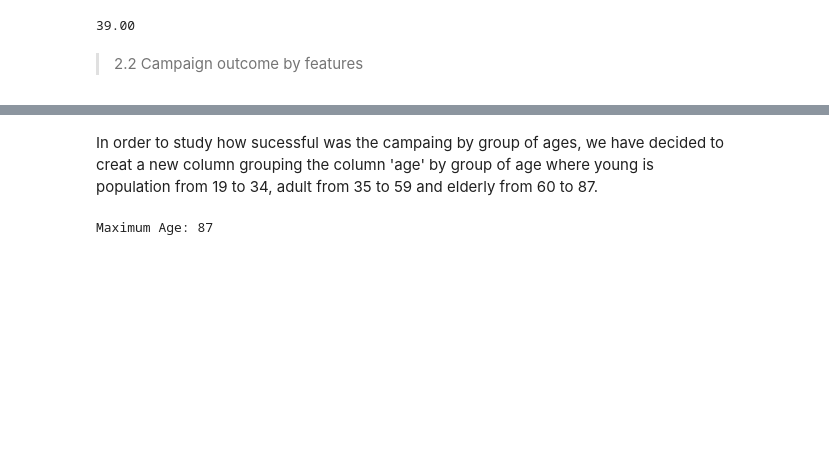
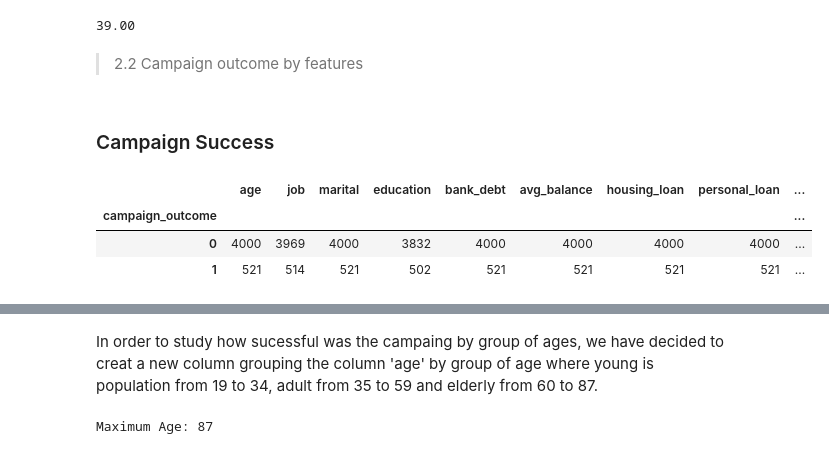
Before and after one commit to EduardoJMatosRomero/StatTechsCA1, a Jupyter notebook: Hdip_Eduardo_Julian_Matos_Romero_2023.ipynb, the cells around one changed output, grey strips where cells are left out. Cells and saved outputs as stored; diff of their text form; code cells hidden in the pictures; blank space fills up the shorter version.

```diff
--- a/Hdip_Eduardo_Julian_Matos_Romero_2023.ipynb
+++ b/Hdip_Eduardo_Julian_Matos_Romero_2023.ipynb
@@ -389,3 +403,13 @@ print(f"{median_age:.2f}")
 39.00
 # %% [markdown]
 > 2.2 Campaign outcome by features
+# %% [markdown]
+### Campaign Success
+# %%
+ages_reached=df2.groupby('campaign_outcome',axis=0).count()
+ages_reached
+# %% [output]
+|  | age | job | marital | education | bank_debt | avg_balance | housing_loan | personal_loan | ... |
+| campaign_outcome |  |  |  |  |  |  |  |  | ... |
+| 0 | 4000 | 3969 | 4000 | 3832 | 4000 | 4000 | 4000 | 4000 | ... |
+| 1 | 521 | 514 | 521 | 502 | 521 | 521 | 521 | 521 | ... |
```
Also changed, not shown: parts of 12 cells of this notebook.
